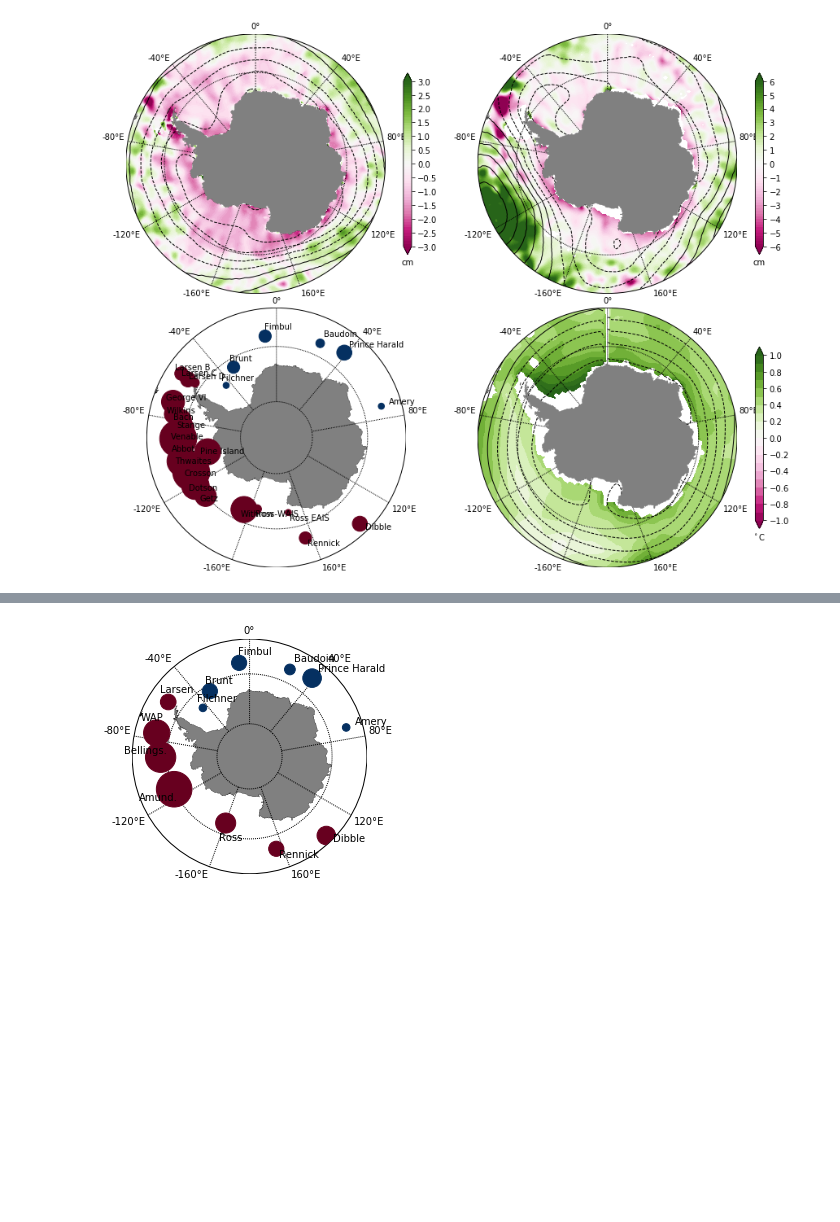
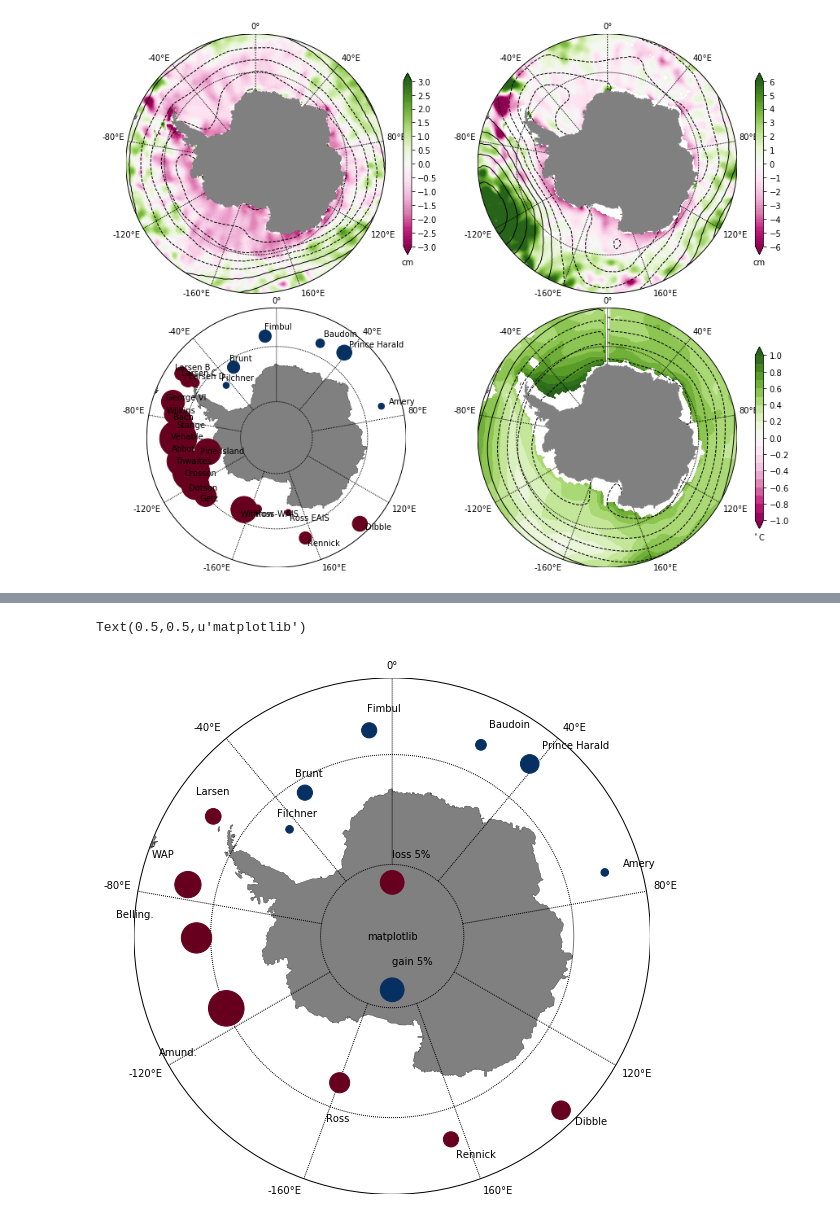
Before and after one commit to PaulSpence/pre21_notebooks, a Jupyter notebook: ASF_Review_Fig.ipynb, the cells around one changed output, grey strips where cells are left out. Cells and saved outputs as stored; diff of their text form; code cells hidden in the pictures; blank space fills up the shorter version.

```diff
--- a/ASF_Review_Fig.ipynb
+++ b/ASF_Review_Fig.ipynb
@@ -1142,7 +1156,7 @@ Ross-WAIS Withrow Ross EAIS
 -56.2166666667
 -68.0416666667
 # %%
-df_short_names=['Ross','Amund.','Bellings.','WAP','Larsen',df['IceShelf'].values[16],df['IceShelf'].values[17],df['IceShelf'].values[18],df['IceShelf'].values[19],df['IceShelf'].values[20],df['IceShelf'].values[21],df['IceShelf'].values[22],df['IceShelf'].values[23]]
+df_short_names=['Ross','Amund.','Belling.','WAP','Larsen',df['IceShelf'].values[16],df['IceShelf'].values[17],df['IceShelf'].values[18],df['IceShelf'].values[19],df['IceShelf'].values[20],df['IceShelf'].values[21],df['IceShelf'].values[22],df['IceShelf'].values[23],'loss 5%','gain 5%']
 print len(df_short_names)
 print df_short_names
 
@@ -1150,14 +1164,24 @@ df_short_names_lon = np.copy(df_short[:,0])
 df_short_names_lat = np.copy(df_short[:,1])
 print df_short_names_lat[0]
 df_short_names_lat[0]=df_short_names_lat[0]+3
-df_short_names_lon[1]=df_short_names_lon[1]+2
+df_short_names_lon[1]=df_short_names_lon[1]-3.5
 df_short_names_lat[1]=df_short_names_lat[1]+8
-df_short_names_lon[2]=df_short_names_lon[2]+2
+df_short_names_lon[2]=df_short_names_lon[2]+4.5
 df_short_names_lat[2]=df_short_names_lat[2]+8
 df_short_names_lon[3]=df_short_names_lon[3]+4
 df_short_names_lat[3]=df_short_names_lat[3]+3
 df_short_names_lon[4]=df_short_names_lon[4]+2
 df_short_names_lat[4]=df_short_names_lat[4]+1
+#df_short_names_lon[13]=df_short_names_lon[13]+2
+
+#df_short_names_lat[13]=df_short_names_lat[13]-8
+df_short_names_lat[13]=df_short_names_lat[13]+1
+
+#df_short_names_lon[14]=df_short_names_lon[14]+15
+#df_short_names_lat[14]=df_short_names_lat[14]+2
+df_short_names_lat[14]=df_short_names_lat[14]-6
+
+
 #df_short_names_lat[3]=df_short_names_lat[3]+11
 #df_short_names_lat[0]
 #df_short_names_lat[11]=df_short_names_lat[11]+1
@@ -1174 +1198,12 @@ df_short_names_lat[4]=df_short_names_lat[4]+1
 -75.9625
+# %%
+#calc areas of each spot, and scale the %circles by the area.
+print df_short_names_lat
+print df_short_names_lon
+print df_short[:,2]
+
+#test WAP at 5% size (should be -6)
+print df_short[3,2]
+df_short[3,2]=-6
+print df_short[3,2]
+#df_area=np.zeros((15,1))
@@ -1175,5 +1222,5 @@ df_short_names_lat[4]=df_short_names_lat[4]+1
 # %%
-plt.subplot(2,2,3)
+ax=plt.subplot(1,1,1)
 clev = np.arange(-1,1.1,.1)
 #plt.subplot(3,1,3)
 map = Basemap(projection='spstere',boundinglat=-55,lon_0=180,resolution='l',round=True)
@@ -1184,35 +1231,41 @@ map.drawparallels(np.arange(-80.,81.,15.))
 map.drawmeridians(np.arange(-160.,181.,40.),labels=[True,True,True,True])
 #cmip_lon_n,cmip_lat_n=np.meshgrid(cmip_lon,cmip_lat)
 #X, Y = map(cmip_lon_n,cmip_lat_n)
 
 #print X.shape
 #print Y.shape
 
 #p1=map.contourf(X,Y,thetao_rcp85_diff_hist[:,:,24], cmap=plt.cm.PiYG, levels=clev, extend='both') #CMRmap_r, gist_stern_r
 #cb=plt.colorbar(orientation='vertical',shrink = 0.7)
 #cb.ax.set_xlabel('$^\circ$C')
 
 ice_lon_n,ice_lat_n=np.meshgrid(df_short[:,0],df_short[:,1])
 X, Y = map(ice_lon_n,ice_lat_n)
 X2, Y2 = map(ice_lon_n,ice_lat_n+7.5)
 
 ice_lon_n2,ice_lat_n2=np.meshgrid(df_short_names_lon,df_short_names_lat)
 X3, Y3 = map(ice_lon_n2,ice_lat_n2+10)
 
-ice_data=np.tile(df_short[:,2],13)
-ice_data=np.reshape(ice_data,(13,13))
-i=np.identity(13)
+ice_data=np.tile(df_short[:,2],15)
+ice_data=np.reshape(ice_data,(15,15))
+i=np.identity(15)
 ice_data=ice_data*i
 
 #p2=map.scatter(X[22,25], Y[22,25], s=np.abs(percent[19]*115), c=np.sign(percent[19]*115), cmap=plt.cm.RdBu)
 p2=map.scatter(X2, Y2, s=np.abs(ice_data*115), c=np.sign(ice_data*115), cmap=plt.cm.RdBu, zorder=10)
 
 for t in range(len(df_short_names)):
     #plt.annotate(ice_names[0], xy=(.75, 1), xycoords='axes fraction')
     #plt.annotate(ice_names[t], xy=(X2[t,t],Y2[t,t]), xytext=(X3[t,t],Y3[t,t]),zorder=10,arrowprops=dict(facecolor='black', shrink=0.05))
     plt.annotate(df_short_names[t], xy=(X2[t,t],Y2[t,t]), xytext=(X3[t,t],Y3[t,t]),zorder=10)
 #clev3 = np.arange(0,5000,1000)
 #map.contour(X,Y,ht,levels=clev3,colors='k',linewidths=1)
-#plt.title('Control Zonal Wind Stress')
+#plt.text(0,0,'Control Zonal Wind Stress')
+#plt.text('Control Zonal Wind Stress',
+#         horizontalalignment='center')#,
+         #fontsize=20,
+         #transform = ax2.transAxes)
+text(0.5, 0.5, 'matplotlib', horizontalalignment='center',verticalalignment='center', transform=ax.transAxes)
 # %% [output]
+Text(0.5,0.5,u'matplotlib')
-[figure, old version]
+[figure, new version]
```
Also changed, not shown: parts of 12 cells of this notebook, 2 other files.
